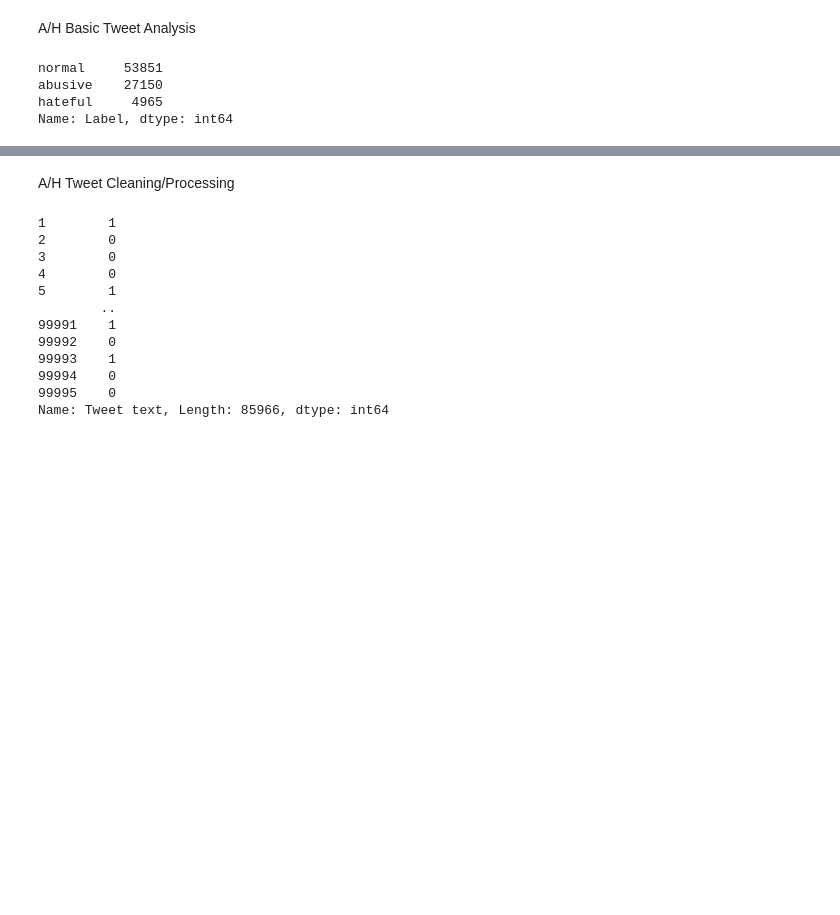
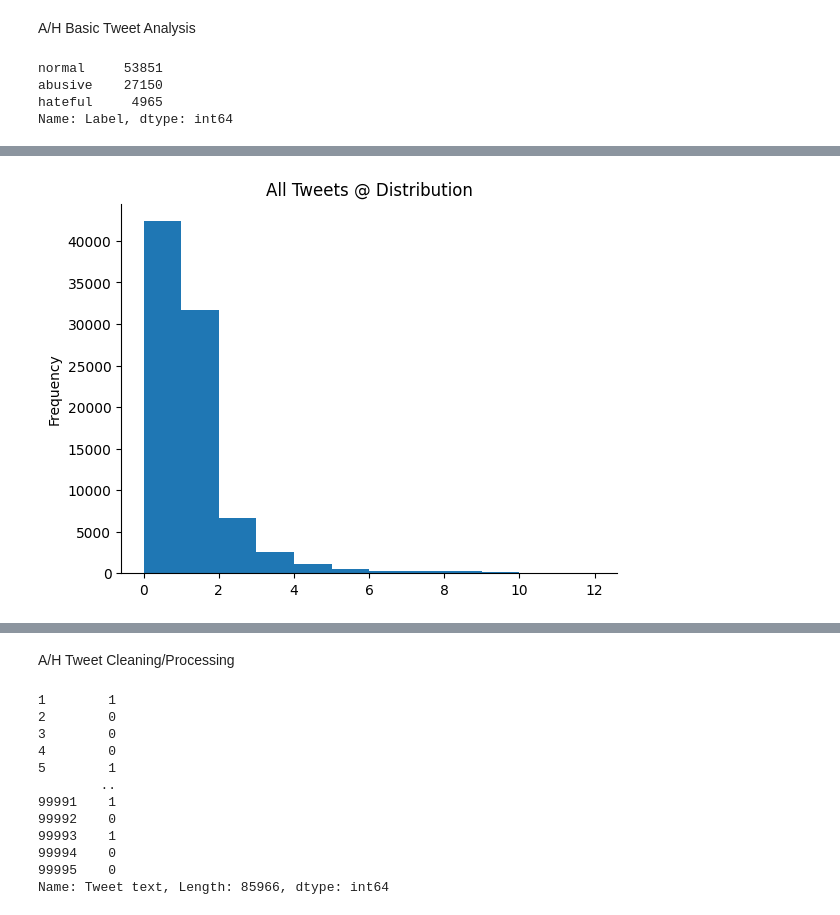
Before and after one commit to arambula-3/Masters_Project, a Jupyter notebook: Master's Project.ipynb, the cells around one changed output, grey strips where cells are left out. Saved outputs shown, nothing was run; the diff lists cells and outputs as text; code cells hidden in the pictures; blank space fills up the shorter version.

```diff
--- a/Master's Project.ipynb
+++ b/Master's Project.ipynb
@@ -187,0 +205,9 @@ Name: Label, dtype: int64
+# %%
+%matplotlib inline
+import matplotlib
+import matplotlib.pyplot as plt
+tweets['@ count'].plot(kind='hist', bins=12, title='All Tweets @ Distribution')
+plt.gca().spines[['top', 'right',]].set_visible(False)
+plt.show()
+# %% [output]
+[figure, added]
```
Also changed, not shown: parts of 49 cells of this notebook.
